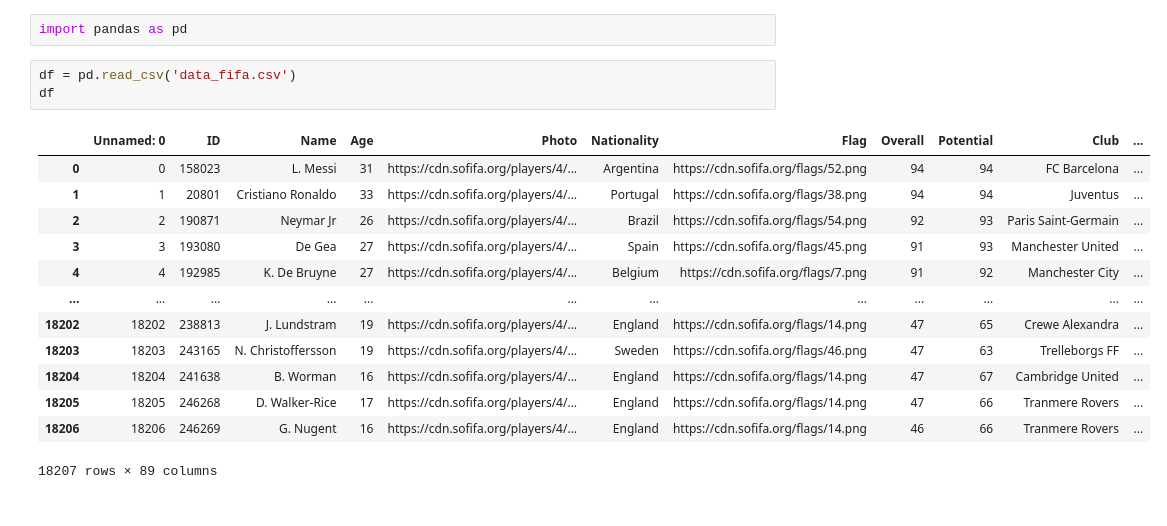
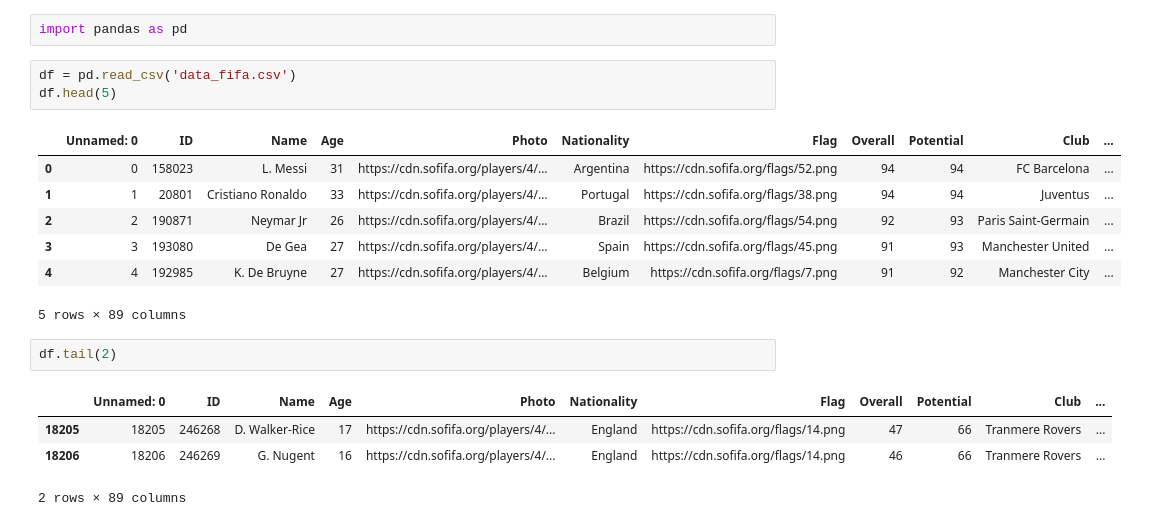
Before and after one commit to Jeisson-Gomez/pyton-jupyter, a Jupyter notebook: Clase 4 - Pandas/Cargando Data dentro de un DataFarme.ipynb, the cells around one changed output. Saved outputs shown, nothing was run; the diff lists cells and outputs as text.

```diff
--- a/Clase 4 - Pandas/Cargando Data dentro de un DataFarme.ipynb
+++ b/Clase 4 - Pandas/Cargando Data dentro de un DataFarme.ipynb
@@ -4,18 +4,19 @@ DataFarme
 import pandas as pd
 # %%
 df = pd.read_csv('data_fifa.csv')
-df
+df.head(5)
 # %% [output]
 |  | Unnamed: 0 | ID | Name | Age | Photo | Nationality | Flag | Overall | Potential | Club | ... |
 | 0 | 0 | 158023 | L. Messi | 31 | https://cdn.sofifa.org/players/4/... | Argentina | https://cdn.sofifa.org/flags/52.png | 94 | 94 | FC Barcelona | ... |
 | 1 | 1 | 20801 | Cristiano Ronaldo | 33 | https://cdn.sofifa.org/players/4/... | Portugal | https://cdn.sofifa.org/flags/38.png | 94 | 94 | Juventus | ... |
 | 2 | 2 | 190871 | Neymar Jr | 26 | https://cdn.sofifa.org/players/4/... | Brazil | https://cdn.sofifa.org/flags/54.png | 92 | 93 | Paris Saint-Germain | ... |
 | 3 | 3 | 193080 | De Gea | 27 | https://cdn.sofifa.org/players/4/... | Spain | https://cdn.sofifa.org/flags/45.png | 91 | 93 | Manchester United | ... |
 | 4 | 4 | 192985 | K. De Bruyne | 27 | https://cdn.sofifa.org/players/4/... | Belgium | https://cdn.sofifa.org/flags/7.png | 91 | 92 | Manchester City | ... |
-| ... | ... | ... | ... | ... | ... | ... | ... | ... | ... | ... | ... |
-| 18202 | 18202 | 238813 | J. Lundstram | 19 | https://cdn.sofifa.org/players/4/... | England | https://cdn.sofifa.org/flags/14.png | 47 | 65 | Crewe Alexandra | ... |
-| 18203 | 18203 | 243165 | N. Christoffersson | 19 | https://cdn.sofifa.org/players/4/... | Sweden | https://cdn.sofifa.org/flags/46.png | 47 | 63 | Trelleborgs FF | ... |
-| 18204 | 18204 | 241638 | B. Worman | 16 | https://cdn.sofifa.org/players/4/... | England | https://cdn.sofifa.org/flags/14.png | 47 | 67 | Cambridge United | ... |
-| 18205 | 18205 | 246268 | D. Walker-Rice | 17 | https://cdn.sofifa.org/players/4/... | England | https://cdn.sofifa.org/flags/14.png | 47 | 66 | Tranmere Rovers | ... |
-| 18206 | 18206 | 246269 | G. Nugent | 16 | https://cdn.sofifa.org/players/4/... | England | https://cdn.sofifa.org/flags/14.png | 46 | 66 | Tranmere Rovers | ... |
-18207 rows × 89 columns
+5 rows × 89 columns
+# %%
+df.tail(2)
+# %% [output]
+|  | Unnamed: 0 | ID | Name | Age | Photo | Nationality | Flag | Overall | Potential | Club | ... |
+| 18205 | 18205 | 246268 | D. Walker-Rice | 17 | https://cdn.sofifa.org/players/4/... | England | https://cdn.sofifa.org/flags/14.png | 47 | 66 | Tranmere Rovers | ... |
+| 18206 | 18206 | 246269 | G. Nugent | 16 | https://cdn.sofifa.org/players/4/... | England | https://cdn.sofifa.org/flags/14.png | 46 | 66 | Tranmere Rovers | ... |
+2 rows × 89 columns
```
Also changed, not shown: parts of 5 cells of this notebook.
